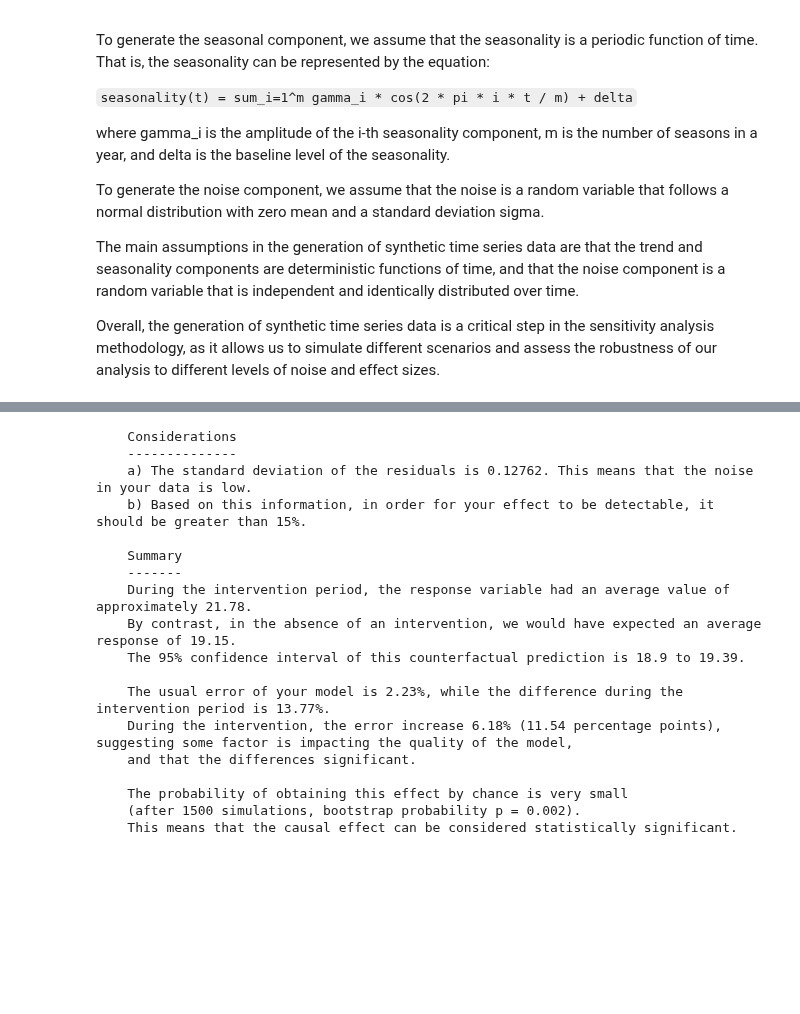
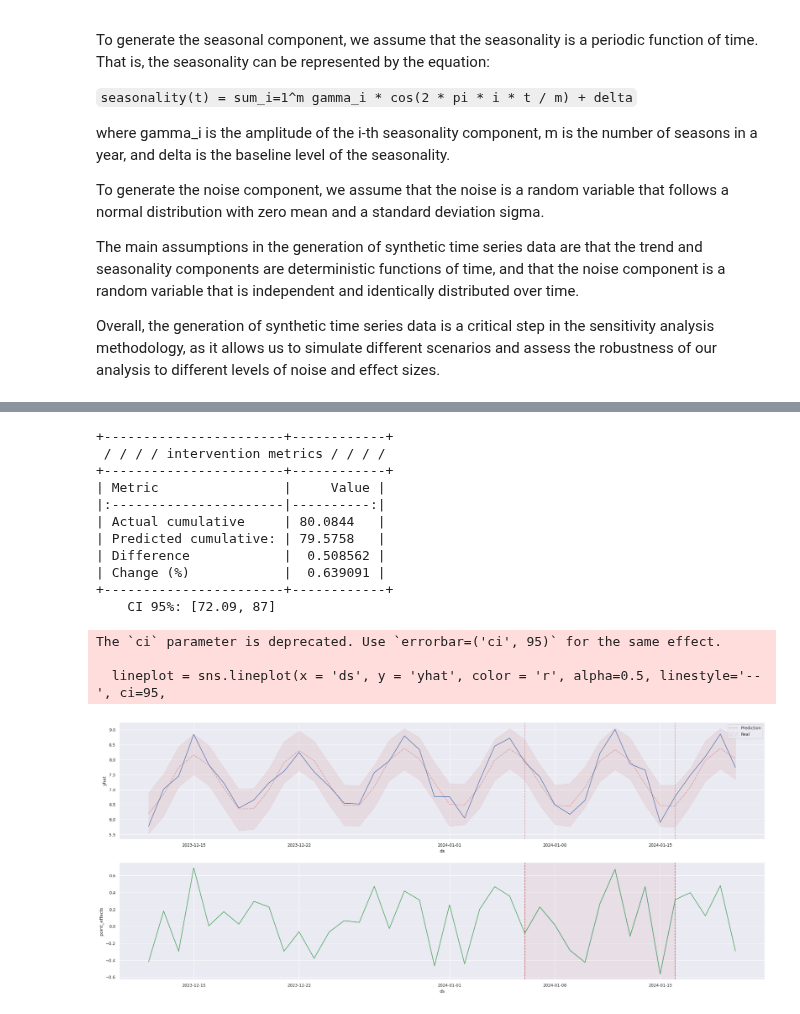
Before and after one commit to cetagostini/marketing-science-projects, a Jupyter notebook: tscausalinference/introduction_notebooks/basic.ipynb, the cells around one changed output, grey strips where cells are left out. Drawn from its saved outputs; the diff is of its cells as text; code cells hidden in the pictures; blank space fills up the shorter version.

```diff
--- a/tscausalinference/introduction_notebooks/basic.ipynb
+++ b/tscausalinference/introduction_notebooks/basic.ipynb
@@ -98,0 +70,2 @@ intervention = ['2022-07-04', '2022-07-19']
+# %%
+intervention = ['2024-01-06', '2024-01-16']
@@ -131,21 +176,21 @@ data.summary_intervention()
+# %%
+data.summarization(method = 'detailed')
+# %% [output]
++-----------------------+------------+
+ / / / / intervention metrics / / / /
++-----------------------+------------+
+| Metric                |     Value |
+|:----------------------|----------:|
+| Actual cumulative     | 80.0844   |
+| Predicted cumulative: | 79.5758   |
+| Difference            |  0.508562 |
+| Change (%)            |  0.639091 |
++-----------------------+------------+
+    CI 95%: [72.09, 87]
 # %%
-data.summary()
+data.plot()
 # %% [output]
-    Considerations
-    --------------
-    a) The standard deviation of the residuals is 0.12762. This means that the noise in your data is low.
-    b) Based on this information, in order for your effect to be detectable, it should be greater than 15%.
+The `ci` parameter is deprecated. Use `errorbar=('ci', 95)` for the same effect.
 
-    Summary
-    -------
-    During the intervention period, the response variable had an average value of approximately 21.78.
-    By contrast, in the absence of an intervention, we would have expected an average response of 19.15.
-    The 95% confidence interval of this counterfactual prediction is 18.9 to 19.39.
-
-    The usual error of your model is 2.23%, while the difference during the intervention period is 13.77%.
-    During the intervention, the error increase 6.18% (11.54 percentage points), suggesting some factor is impacting the quality of the model,
-    and that the differences significant.
-
-    The probability of obtaining this effect by chance is very small
-    (after 1500 simulations, bootstrap probability p = 0.002).
-    This means that the causal effect can be considered statistically significant.
+  lineplot = sns.lineplot(x = 'ds', y = 'yhat', color = 'r', alpha=0.5, linestyle='--', ci=95,
+[figure, added]
```
Also changed, not shown: parts of 15 cells of this notebook, 16 other files.
